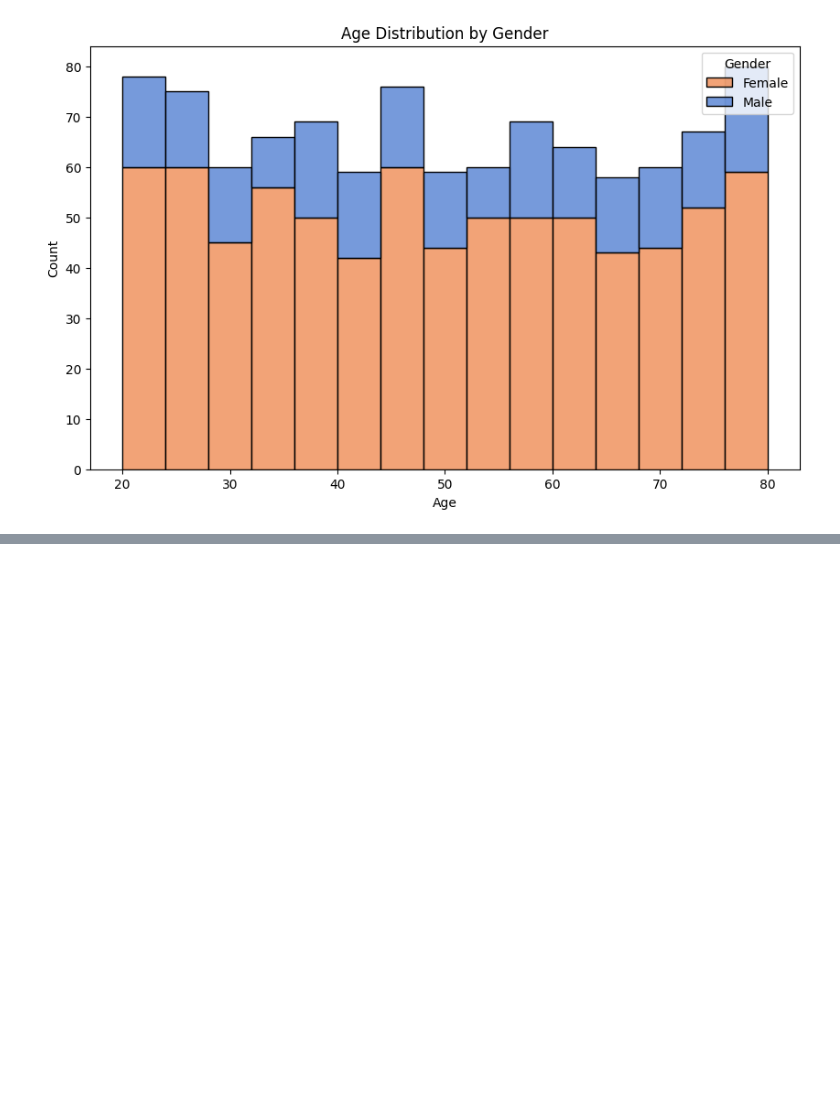
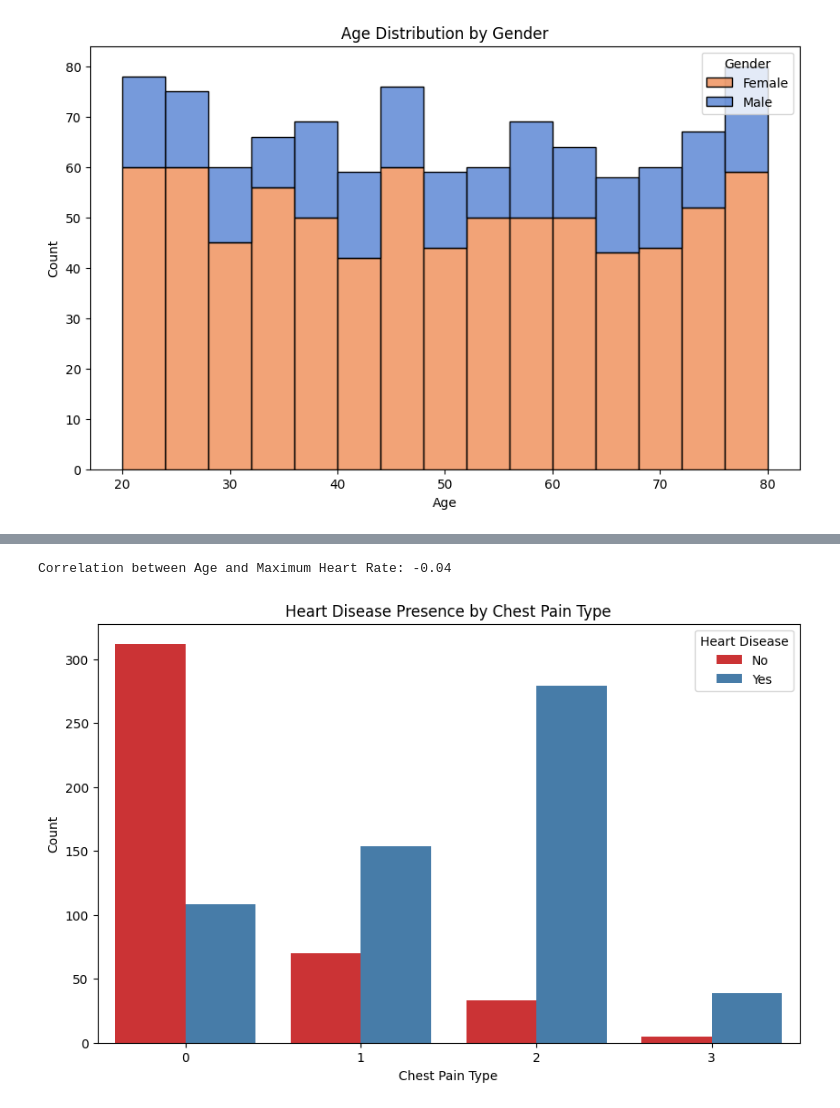
Before and after one commit to AvinandanRoy/DataAnalysis, a Jupyter notebook: CVDs.ipynb, the cells around one changed output, grey strips where cells are left out. Cells and saved outputs as stored; diff of their text form; code cells hidden in the pictures; blank space fills up the shorter version.

Commit message:
CVDs data analysis done , finally , chill :)

```diff
--- a/CVDs.ipynb
+++ b/CVDs.ipynb
@@ -225,0 +280,15 @@ plt.show()
+# %%
+correlation_age_maxheartrate = df['age'].corr(df['maxheartrate'])
+print(f"Correlation between Age and Maximum Heart Rate: {correlation_age_maxheartrate:.2f}")
+# %% [output]
+Correlation between Age and Maximum Heart Rate: -0.04
+# %%
+plt.figure(figsize=(10, 6))
+sns.countplot(x='chestpain', hue='target', data=df, palette='Set1')
+plt.title('Heart Disease Presence by Chest Pain Type')
+plt.xlabel('Chest Pain Type')
+plt.ylabel('Count')
+plt.legend(title='Heart Disease', labels=['No', 'Yes'])
+plt.show()
+# %% [output]
+[figure, added]
```
Also changed, not shown: parts of 53 cells of this notebook.
